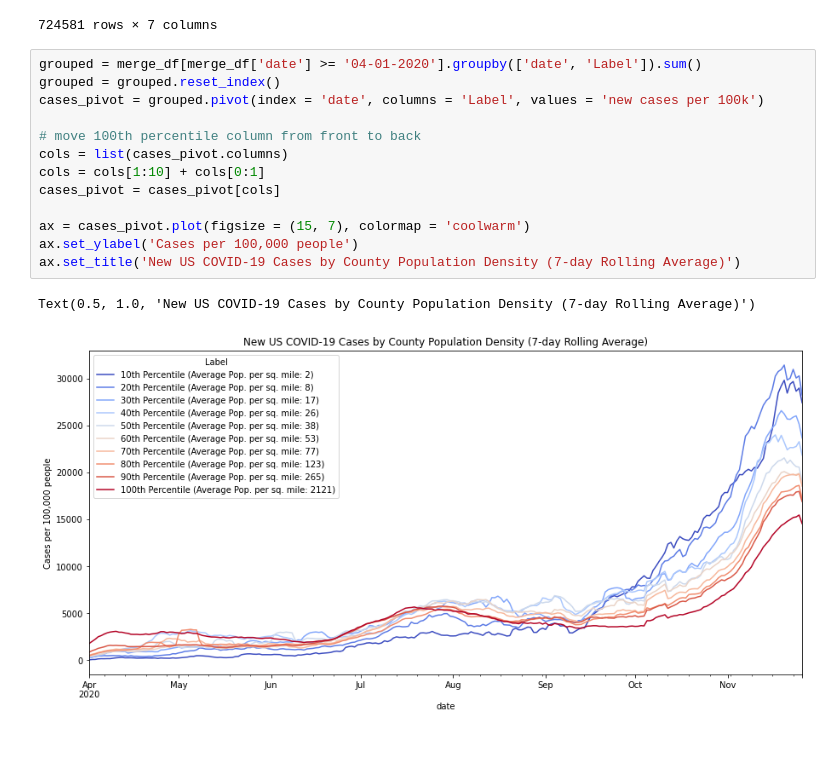
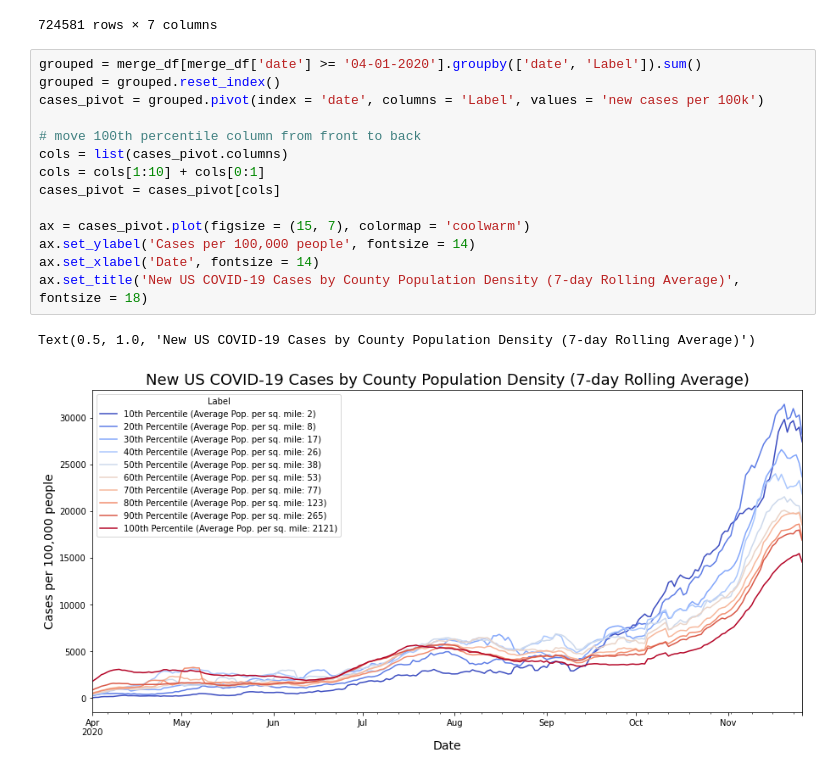
Before and after one commit to pierre-x10/USA_COVID_CountyPop, a Jupyter notebook: USA COVID-19 Data By County Population Density.ipynb, the cells around one changed output. Cells and saved outputs as stored; diff of their text form; blank space fills up the shorter version.

Commit message:
format chart labels

```diff
--- a/USA COVID-19 Data By County Population Density.ipynb
+++ b/USA COVID-19 Data By County Population Density.ipynb
@@ -204,19 +204,20 @@ merge_df
 # %%
 grouped = merge_df[merge_df['date'] >= '04-01-2020'].groupby(['date', 'Label']).sum()
 grouped = grouped.reset_index()
 cases_pivot = grouped.pivot(index = 'date', columns = 'Label', values = 'new cases per 100k')
 
 # move 100th percentile column from front to back
 cols = list(cases_pivot.columns)
 cols = cols[1:10] + cols[0:1]
 cases_pivot = cases_pivot[cols]
 
 ax = cases_pivot.plot(figsize = (15, 7), colormap = 'coolwarm')
-ax.set_ylabel('Cases per 100,000 people')
-ax.set_title('New US COVID-19 Cases by County Population Density (7-day Rolling Average)')
+ax.set_ylabel('Cases per 100,000 people', fontsize = 14)
+ax.set_xlabel('Date', fontsize = 14)
+ax.set_title('New US COVID-19 Cases by County Population Density (7-day Rolling Average)', fontsize = 18)
 # %% [output]
 Text(0.5, 1.0, 'New US COVID-19 Cases by County Population Density (7-day Rolling Average)')
-[figure, old version]
+[figure, new version]
 # %%
 deaths_pivot = grouped.pivot(index = 'date', columns = 'Label', values = 'new deaths per 100k')
 ax = deaths_pivot[cols].plot(figsize = (15, 7), colormap = 'coolwarm')
```
Also changed, not shown: parts of 1 cell of this notebook.
